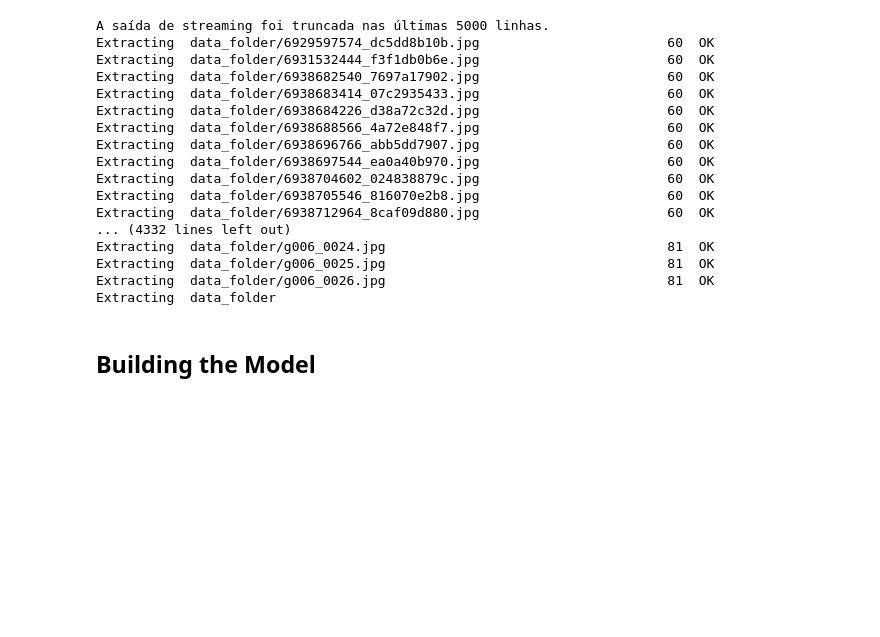
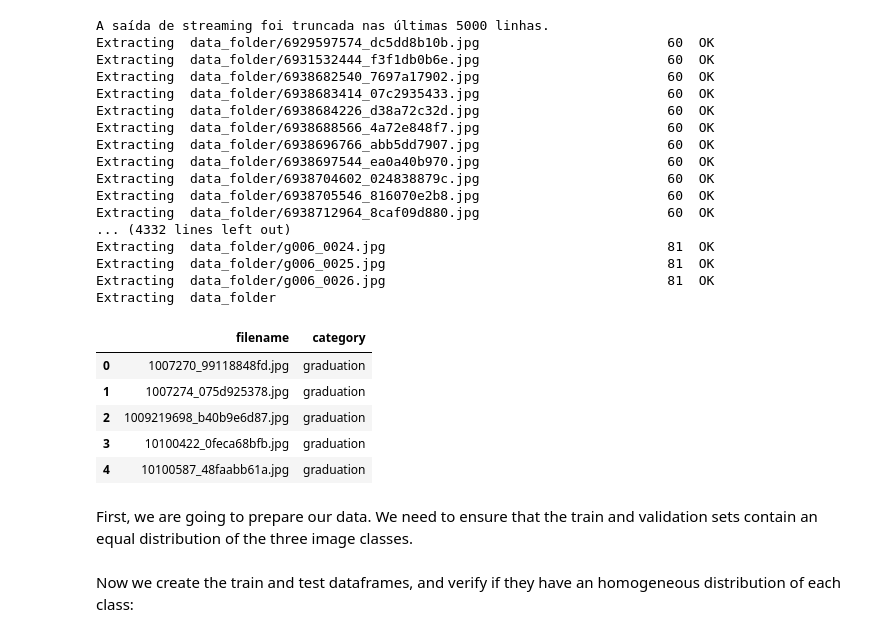
Before and after one commit to Lipinor/deep_learning_cbpf, a Jupyter notebook: tarefa_4.ipynb, the cells around one changed output. Saved outputs shown, nothing was run; the diff lists cells and outputs as text; code cells hidden in the pictures; blank space fills up the shorter version.

```diff
--- a/tarefa_4.ipynb
+++ b/tarefa_4.ipynb
@@ -98,5 +41,18 @@ Extracting  data_folder/g006_0024.jpg                                    81  OK
 Extracting  data_folder/g006_0025.jpg                                    81  OK
 Extracting  data_folder/g006_0026.jpg                                    81  OK
 Extracting  data_folder
-# %% [markdown]
-## Building the Model
+# %%
+data_file_path = '/content/drive/My Drive/Deep_Learning/data/tarefa_4/dataset_images_minitest.csv'
+df = pd.read_csv(data_file_path,sep='\t')
+
+#df = df.sample(frac=1).reset_index(drop=True)
+df.head()
+# %% [output]
+|  | filename | category |
+| 0 | 1007270_99118848fd.jpg | graduation |
+| 1 | 1007274_075d925378.jpg | graduation |
+| 2 | 1009219698_b40b9e6d87.jpg | graduation |
+| 3 | 10100422_0feca68bfb.jpg | graduation |
+| 4 | 10100587_48faabb61a.jpg | graduation |
+# %% [markdown]
+First, we are going to prepare our data. We need to ensure that the train and validation sets contain an equal distribution of the three image classes.
@@ -102,0 +71,2 @@ Extracting  data_folder
+# %% [markdown]
+Now we create the train and test dataframes, and verify if they have an homogeneous distribution of each class:
```
Also changed, not shown: parts of 32 cells of this notebook.
